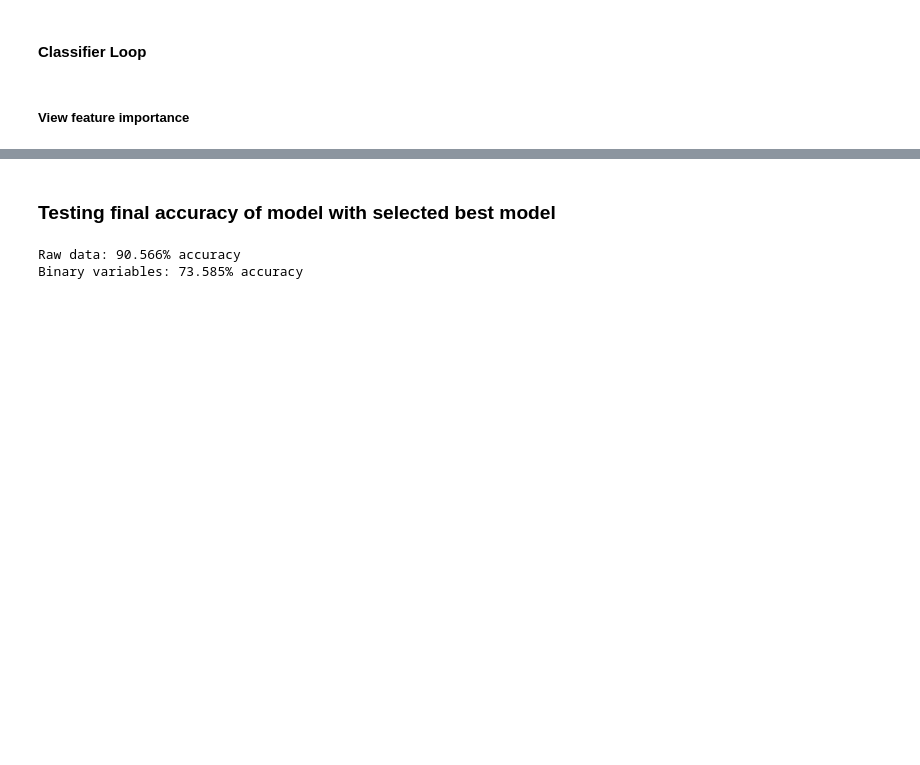
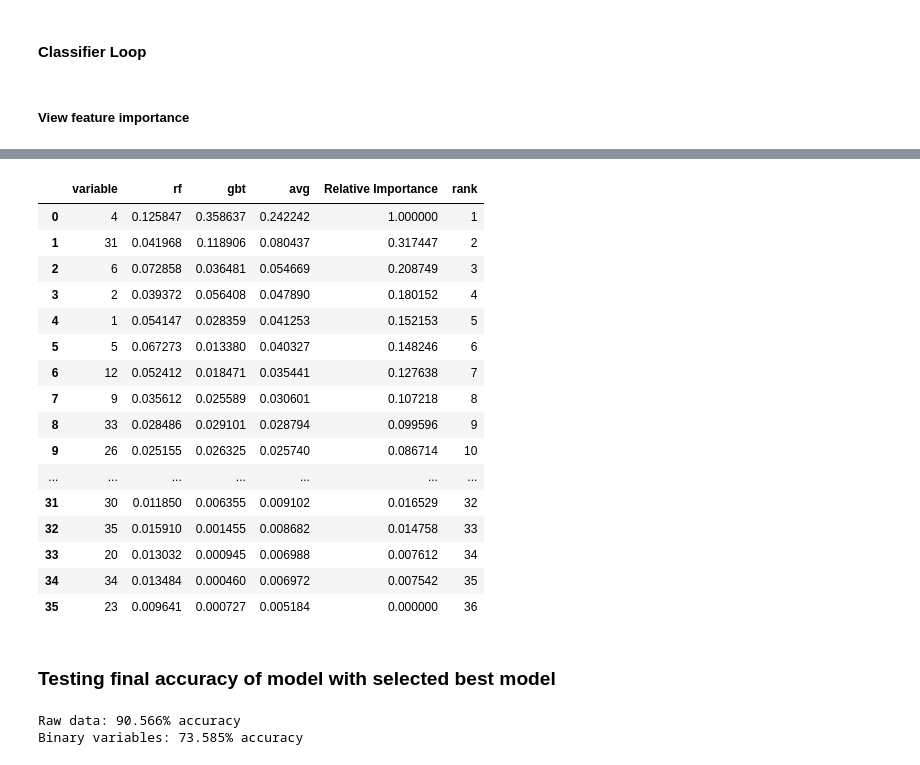
Before and after one commit to EricPostMaster/market-research-cluster-analysis, a Jupyter notebook: production.ipynb, the cells around one changed output, grey strips where cells are left out. Saved outputs shown, nothing was run; the diff lists cells and outputs as text; code cells hidden in the pictures; blank space fills up the shorter version.

```diff
--- a/production.ipynb
+++ b/production.ipynb
@@ -200,3 +241,23 @@ importance['rank'] = importance_rank
+# %%
+importance
+# %% [output]
+|  | variable | rf | gbt | avg | Relative Importance | rank |
+| 0 | 4 | 0.125847 | 0.358637 | 0.242242 | 1.000000 | 1 |
+| 1 | 31 | 0.041968 | 0.118906 | 0.080437 | 0.317447 | 2 |
+| 2 | 6 | 0.072858 | 0.036481 | 0.054669 | 0.208749 | 3 |
+| 3 | 2 | 0.039372 | 0.056408 | 0.047890 | 0.180152 | 4 |
+| 4 | 1 | 0.054147 | 0.028359 | 0.041253 | 0.152153 | 5 |
+| 5 | 5 | 0.067273 | 0.013380 | 0.040327 | 0.148246 | 6 |
+| 6 | 12 | 0.052412 | 0.018471 | 0.035441 | 0.127638 | 7 |
+| 7 | 9 | 0.035612 | 0.025589 | 0.030601 | 0.107218 | 8 |
+| 8 | 33 | 0.028486 | 0.029101 | 0.028794 | 0.099596 | 9 |
+| 9 | 26 | 0.025155 | 0.026325 | 0.025740 | 0.086714 | 10 |
+| ... | ... | ... | ... | ... | ... | ... |
+| 31 | 30 | 0.011850 | 0.006355 | 0.009102 | 0.016529 | 32 |
+| 32 | 35 | 0.015910 | 0.001455 | 0.008682 | 0.014758 | 33 |
+| 33 | 20 | 0.013032 | 0.000945 | 0.006988 | 0.007612 | 34 |
+| 34 | 34 | 0.013484 | 0.000460 | 0.006972 | 0.007542 | 35 |
+| 35 | 23 | 0.009641 | 0.000727 | 0.005184 | 0.000000 | 36 |
 # %% [markdown]
 ### Testing final accuracy of model with selected best model
 # %%
```
Also changed, not shown: parts of 6 cells of this notebook.
